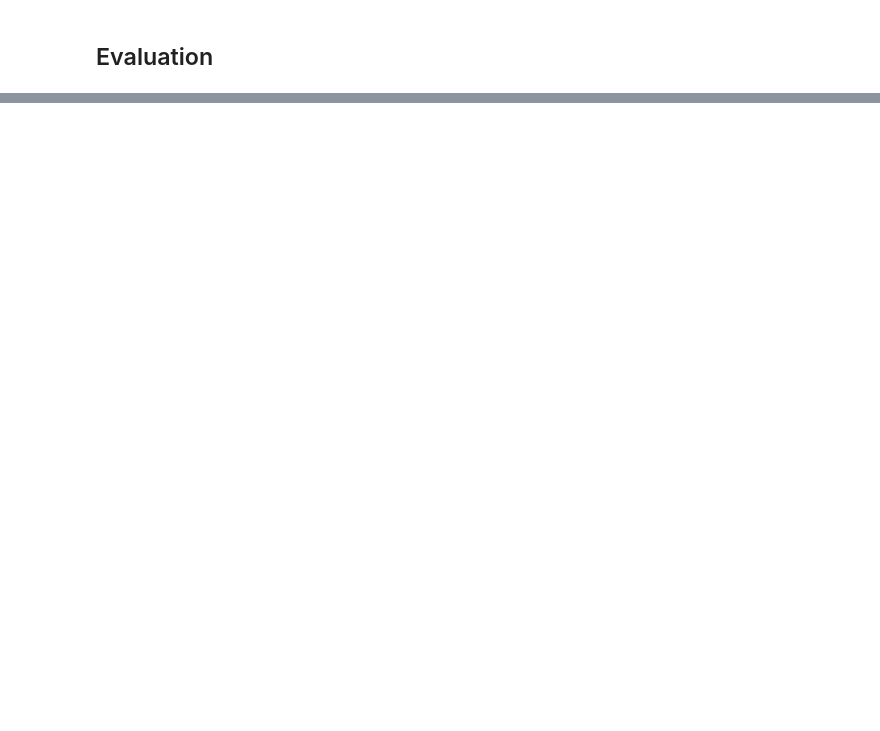
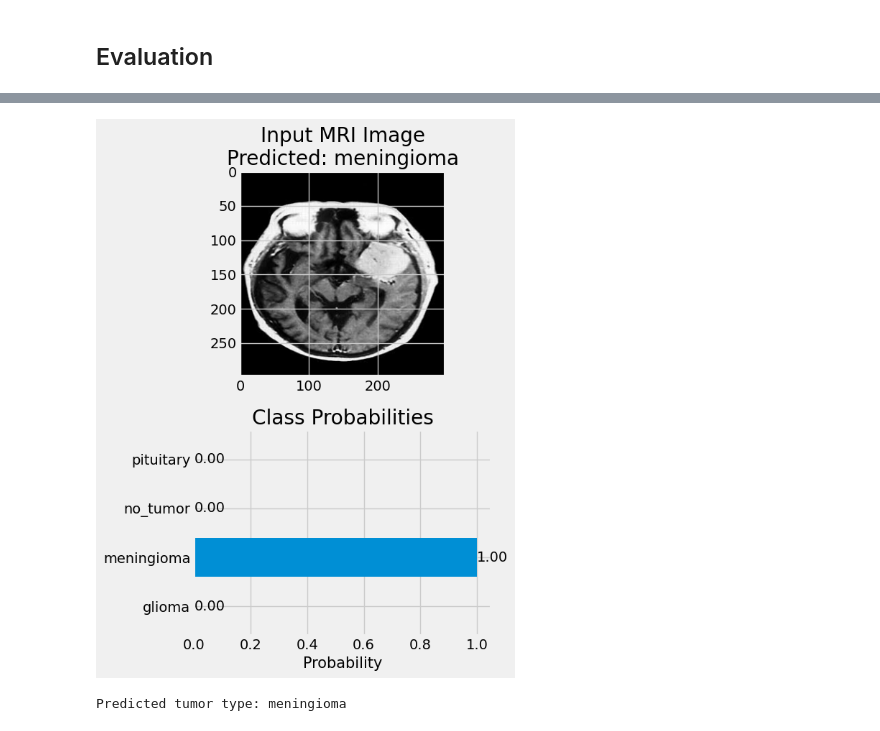
Before and after one commit to lruizarce/brain_Tumor_MRI, a Jupyter notebook: notebooks/eda.ipynb, the cells around one changed output, grey strips where cells are left out. Cells and saved outputs as stored; diff of their text form; code cells hidden in the pictures; blank space fills up the shorter version.

```diff
--- a/notebooks/eda.ipynb
+++ b/notebooks/eda.ipynb
@@ -385,0 +426,3 @@ plt.show()
+# %%
+predict("../data/Testing/meningioma/Te-meTr_0005.jpg")
+# %% [output]
@@ -385,0 +430,2 @@ plt.show()
+[figure, added]
+Predicted tumor type: meningioma
```
Also changed, not shown: parts of 9 cells of this notebook, 1 other file.
